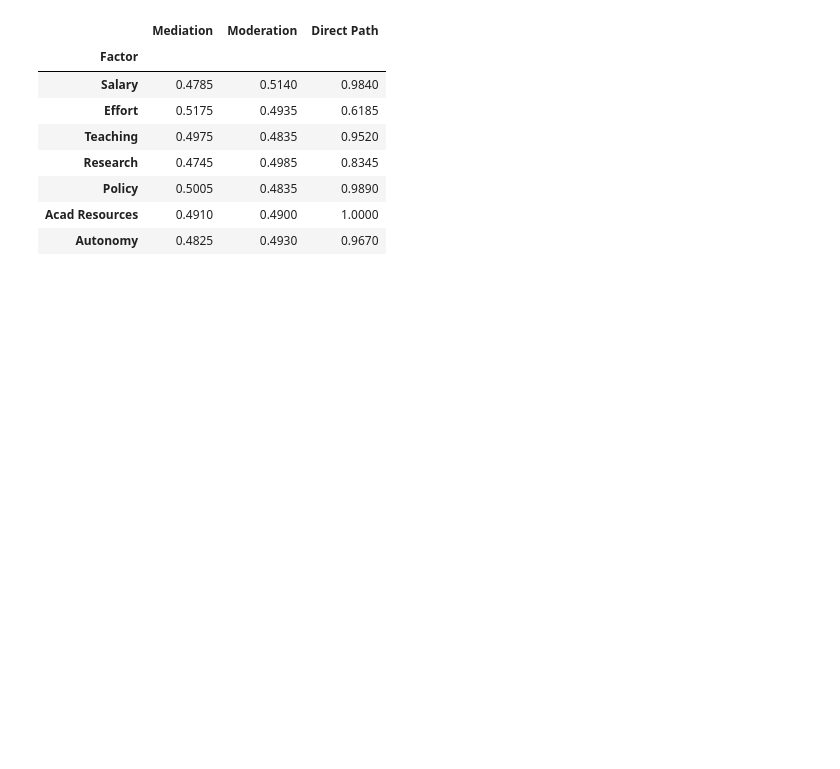
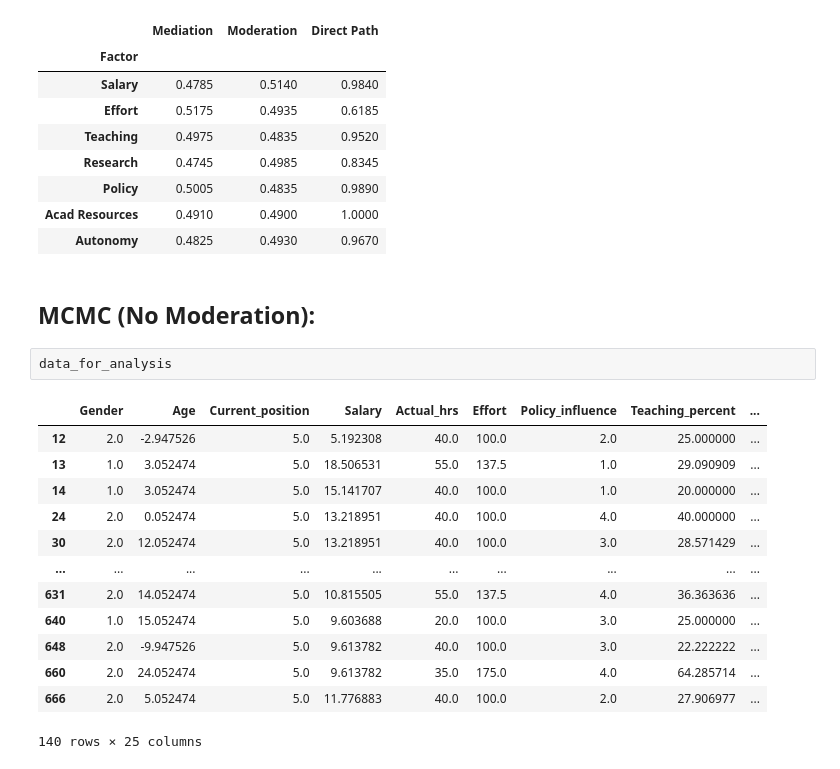
Before and after one commit to AndreiAf02/Job_Satisfaction_Burnout, a Jupyter notebook: Job_Satisfaction_CZ_Multi_Group_Analysis.ipynb, the cells around one changed output. Cells and saved outputs as stored; diff of their text form; blank space fills up the shorter version.

```diff
--- a/Job_Satisfaction_CZ_Multi_Group_Analysis.ipynb
+++ b/Job_Satisfaction_CZ_Multi_Group_Analysis.ipynb
@@ -1805,3 +1805,21 @@ path_prob.set_index('Factor')
 | Policy | 0.5005 | 0.4835 | 0.9890 |
 | Acad Resources | 0.4910 | 0.4900 | 1.0000 |
 | Autonomy | 0.4825 | 0.4930 | 0.9670 |
+# %% [markdown]
+## MCMC (No Moderation):
+# %%
+data_for_analysis
+# %% [output]
+|  | Gender | Age | Current_position | Salary | Actual_hrs | Effort | Policy_influence | Teaching_percent | ... |
+| 12 | 2.0 | -2.947526 | 5.0 | 5.192308 | 40.0 | 100.0 | 2.0 | 25.000000 | ... |
+| 13 | 1.0 | 3.052474 | 5.0 | 18.506531 | 55.0 | 137.5 | 1.0 | 29.090909 | ... |
+| 14 | 1.0 | 3.052474 | 5.0 | 15.141707 | 40.0 | 100.0 | 1.0 | 20.000000 | ... |
+| 24 | 2.0 | 0.052474 | 5.0 | 13.218951 | 40.0 | 100.0 | 4.0 | 40.000000 | ... |
+| 30 | 2.0 | 12.052474 | 5.0 | 13.218951 | 40.0 | 100.0 | 3.0 | 28.571429 | ... |
+| ... | ... | ... | ... | ... | ... | ... | ... | ... | ... |
+| 631 | 2.0 | 14.052474 | 5.0 | 10.815505 | 55.0 | 137.5 | 4.0 | 36.363636 | ... |
+| 640 | 1.0 | 15.052474 | 5.0 | 9.603688 | 20.0 | 100.0 | 3.0 | 25.000000 | ... |
+| 648 | 2.0 | -9.947526 | 5.0 | 9.613782 | 40.0 | 100.0 | 3.0 | 22.222222 | ... |
+| 660 | 2.0 | 24.052474 | 5.0 | 9.613782 | 35.0 | 175.0 | 4.0 | 64.285714 | ... |
+| 666 | 2.0 | 5.052474 | 5.0 | 11.776883 | 40.0 | 100.0 | 2.0 | 27.906977 | ... |
+140 rows × 25 columns
```
Also changed, not shown: parts of 13 cells of this notebook.
